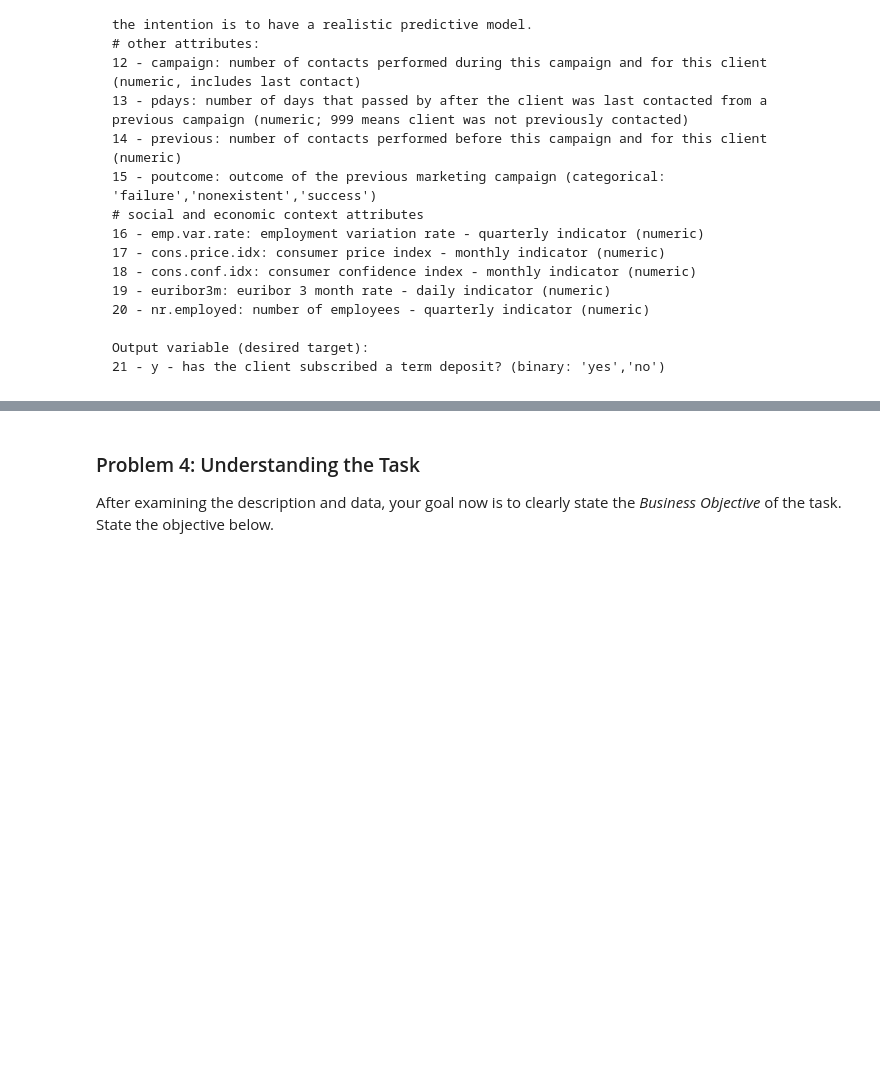
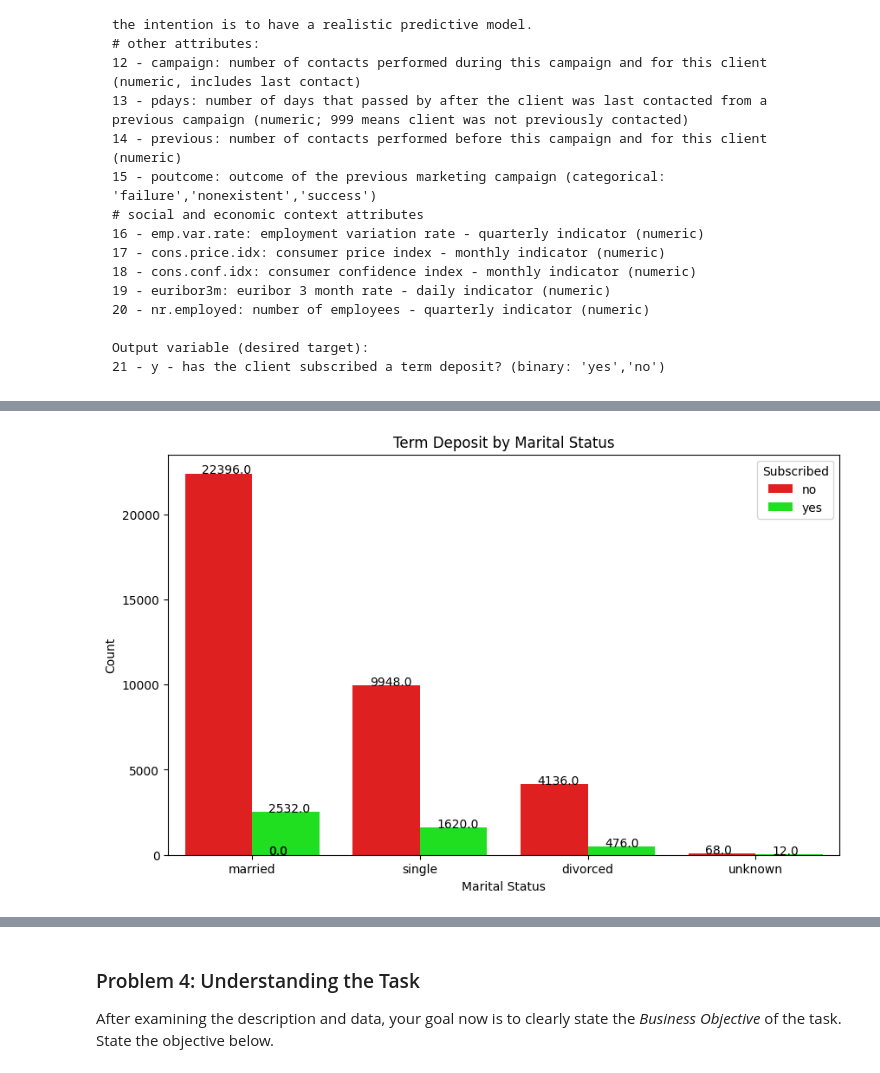
Before and after one commit to purnachand1186/bankMarketing_ML, a Jupyter notebook: prompt_III.ipynb, the cells around one changed output, grey strips where cells are left out. Saved outputs shown, nothing was run; the diff lists cells and outputs as text; code cells hidden in the pictures; blank space fills up the shorter version.

```diff
--- a/prompt_III.ipynb
+++ b/prompt_III.ipynb
@@ -69,0 +193,14 @@ Output variable (desired target):
+# %%
+# plot a diagram for term deposit by marital status
+
+plt.figure(figsize=(10, 6))
+ax = sns.countplot(x='marital', hue='y', data=df, palette=["#FF0000", "#00FF00"])
+for p in ax.patches:
+   ax.annotate('{:.1f}'.format(p.get_height()), (p.get_x()+0.10, p.get_height()+0.10))
+plt.title('Term Deposit by Marital Status')
+plt.xlabel('Marital Status')
+plt.ylabel('Count')
+plt.legend(title='Subscribed')
+plt.show()
+# %% [output]
+[figure, added]
```
Also changed, not shown: parts of 26 cells of this notebook.
